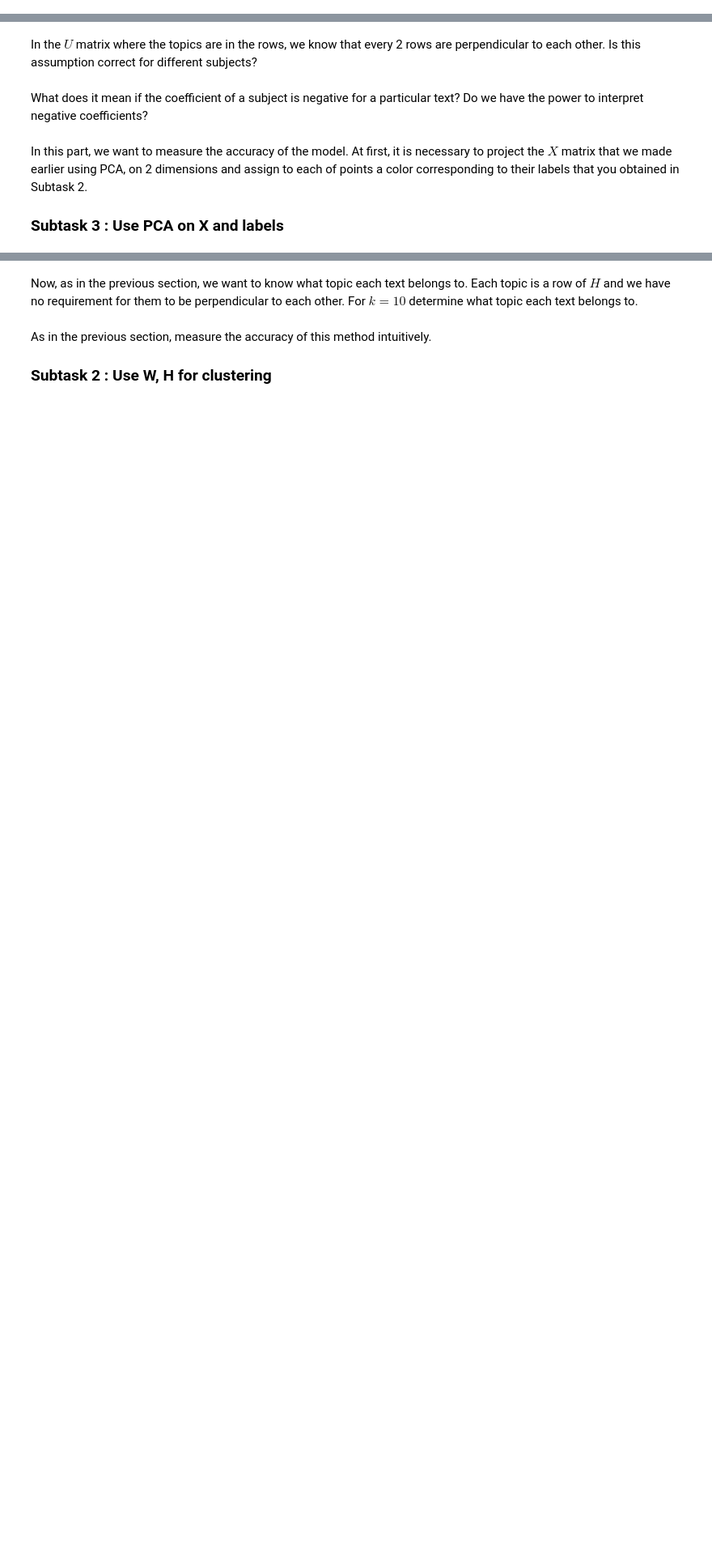
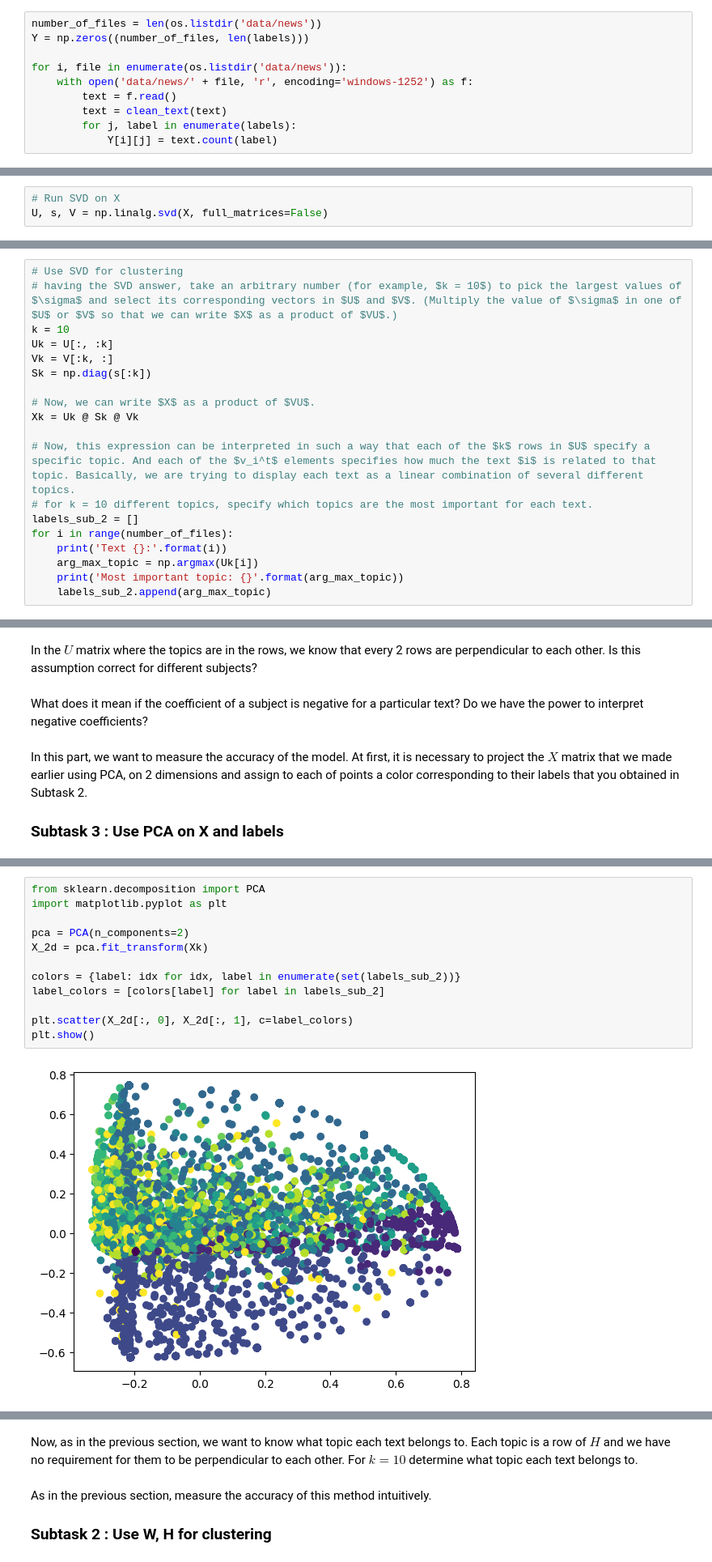
Before and after one commit to amirhossein-razlighi/Linear_Algebra_Project, a Jupyter notebook: 2.News_Analysis/JabrNews.ipynb, the cells around one changed output, grey strips where cells are left out. Shown at 81% size. Saved outputs shown, nothing was run; the diff lists cells and outputs as text; blank space fills up the shorter version.

```diff
--- a/2.News_Analysis/JabrNews.ipynb
+++ b/2.News_Analysis/JabrNews.ipynb
@@ -87,5 +145,15 @@ Now, according to the corpus we created, we need to create an initial data matri
 
 
 ### Subtask 2 : Create initial data matrix
+# %%
+number_of_files = len(os.listdir('data/news'))
+Y = np.zeros((number_of_files, len(labels)))
+
+for i, file in enumerate(os.listdir('data/news')):
+    with open('data/news/' + file, 'r', encoding='windows-1252') as f:
+        text = f.read()
+        text = clean_text(text)
+        for j, label in enumerate(labels):
+            Y[i][j] = text.count(label)
 # %% [markdown]
 In this part, we want to complete the data matrix. Consider the following definitions:
@@ -128,6 +213,9 @@ Here we present the first solution. Using SVD, we try to write the matrix $X$ wh
 
 
 ### Subtask 1 : Run SVD on Data Matrix
+# %%
+# Run SVD on X
+U, s, V = np.linalg.svd(X, full_matrices=False)
 # %% [markdown]
 Now, having the SVD answer, take an arbitrary number (for example, $k = 10$) to pick the largest values of $\sigma$ and select its corresponding vectors in $U$ and $V$. (Multiply the value of $\sigma$ in one of $U$ or $V$ so that we can write $X$ as a product of $VU$.)
     <br>
@@ -158,3 +246,22 @@ Now, this expression can be interpreted in such a way that each of the $k$ rows
     <br>
 For $k=10$ different topics, specify which topic each text belongs to.
 ### Subtask 2 : Use SVD for clustering
+# %%
+# Use SVD for clustering
+# having the SVD answer, take an arbitrary number (for example, $k = 10$) to pick the largest values of $\sigma$ and select its corresponding vectors in $U$ and $V$. (Multiply the value of $\sigma$ in one of $U$ or $V$ so that we can write $X$ as a product of $VU$.)
+k = 10
+Uk = U[:, :k]
+Vk = V[:k, :]
+Sk = np.diag(s[:k])
+
+# Now, we can write $X$ as a product of $VU$.
+Xk = Uk @ Sk @ Vk
+
+# Now, this expression can be interpreted in such a way that each of the $k$ rows in $U$ specify a specific topic. And each of the $v_i^t$ elements specifies how much the text $i$ is related to that topic. Basically, we are trying to display each text as a linear combination of several different topics.
+# for k = 10 different topics, specify which topics are the most important for each text.
+labels_sub_2 = []
+for i in range(number_of_files):
+    print('Text {}:'.format(i))
+    arg_max_topic = np.argmax(Uk[i])
+    print('Most important topic: {}'.format(arg_max_topic))
+    labels_sub_2.append(arg_max_topic)
@@ -170,2 +297,16 @@ In this part, we want to measure the accuracy of the model. At first, it is nece
+# %%
+from sklearn.decomposition import PCA
+import matplotlib.pyplot as plt
+
+pca = PCA(n_components=2)
+X_2d = pca.fit_transform(Xk)
+
+colors = {label: idx for idx, label in enumerate(set(labels_sub_2))}
+label_colors = [colors[label] for label in labels_sub_2]
+
+plt.scatter(X_2d[:, 0], X_2d[:, 1], c=label_colors)
+plt.show()
+# %% [output]
+[figure, added]
 # %% [markdown]
 # New Factorizaion ( 30 points )
```
Also changed, not shown: parts of 14 cells of this notebook.
